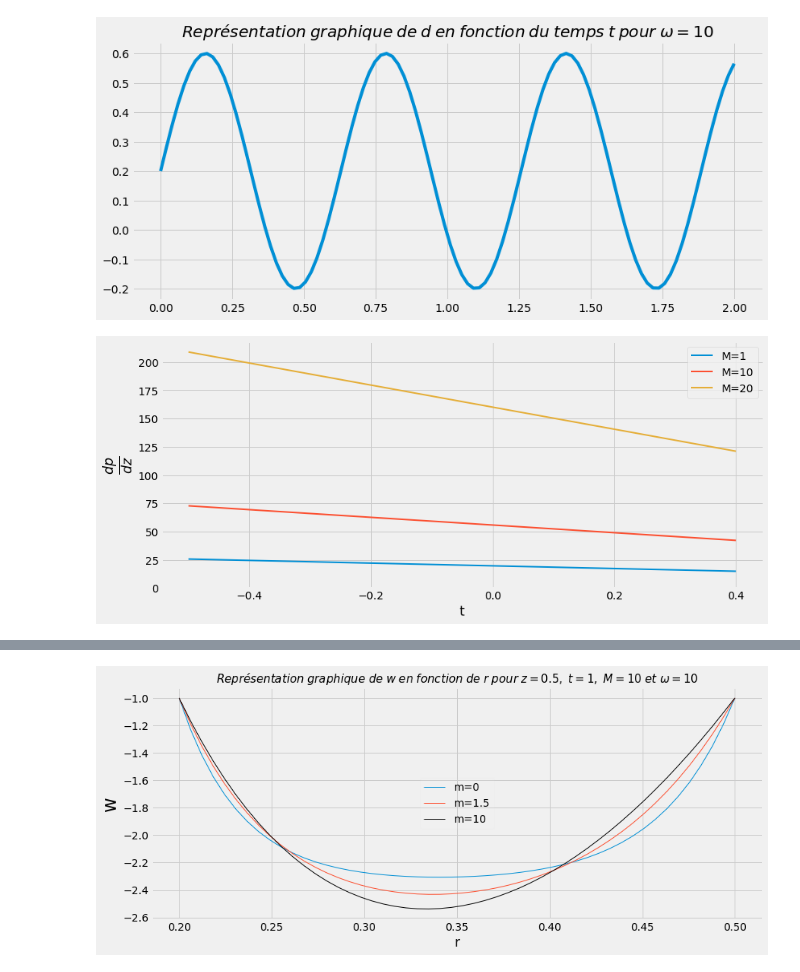
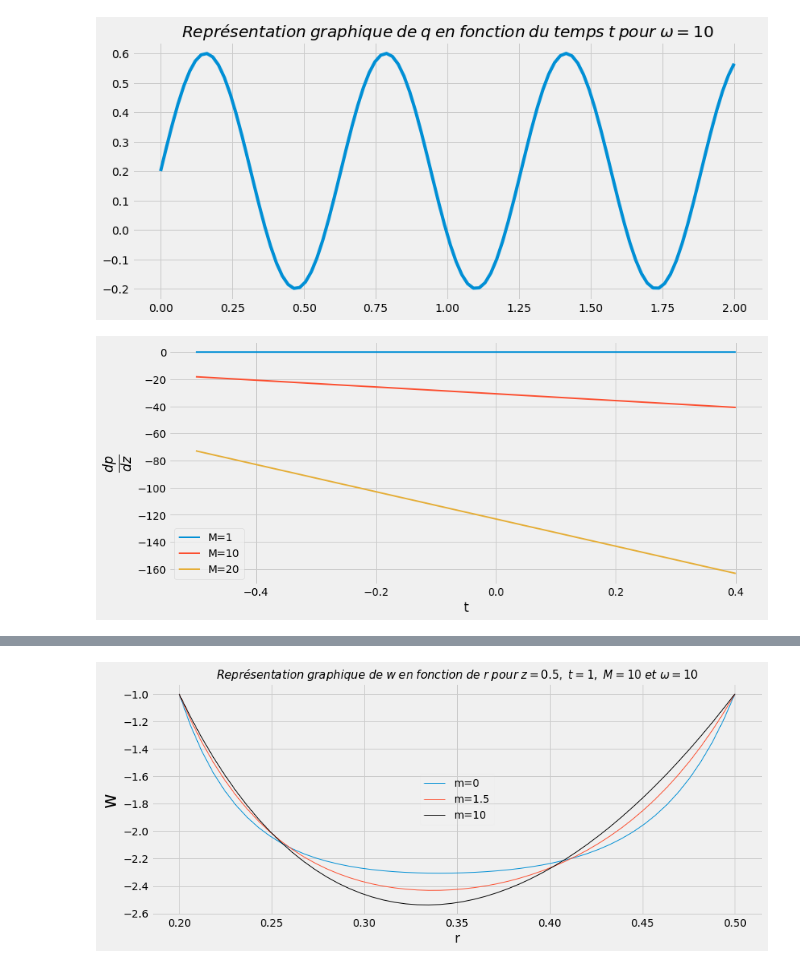
Before and after one commit to ElMehdi19/master-thesis, a Jupyter notebook: notebooks/solutions/NewtonianNoBeta.ipynb, the cells around one changed output, grey strips where cells are left out. Cells and saved outputs as stored; diff of their text form; code cells hidden in the pictures.

```diff
--- a/notebooks/solutions/NewtonianNoBeta.ipynb
+++ b/notebooks/solutions/NewtonianNoBeta.ipynb
@@ -81,13 +81,37 @@ def a6(z=0.5, phi=phi, M=M, m=m):
 # %%
 @np.vectorize
-def dpdz(z=0.5, t=1, phi=phi, M=M, m=m, omega=omega, q_v=None):
-#     return 1
-    if q_v is None:
-        q_v = q(t, omega=omega)
-    part_1 = q_v / (4 * np.math.pi)
-    part_2 = a5(z, phi=phi, M=M, m=m) / 2
-    part_3 = J(M=M, m=m) * a2(z, phi=phi, M=M, m=m) / a6(z, phi=phi, M=M, m=m)
-    return (part_1 - part_2) * part_3
+def c2(z=0.5, t=1, phi=phi, M=M, m=m, omega=omega):
+    part_1 = 2 * dpdz(z=z, t=t, phi=phi, M=M, m=m, omega=omega)
+    part_2 = a2(z, phi=phi, M=M, m=m) * J(M=M, m=m)
+    return part_1 / part_2
+
+@np.vectorize
+def c1(z=0.5, t=1, phi=phi, M=M, m=m):
+    return a1(z, phi=phi, M=M, m=m) * c2(z=z, t=t, phi=phi, M=M, m=m)
+# %%
+def dw1(z=0.5, t=1, phi=phi, M=M, m=m, omega=omega):
+    part_1 = a1(z=z, phi=phi, M=M, m=m) * I1(A(M=M, m=m) * r1)
+    part_2 = K1(A(M=M, m=m) * r1)
+    part_3 = A(M=M, m=m) * c2(z=z, t=1, phi=phi, M=M, m=m, omega=omega)
+    return (part_1 - part_2) * part_3
+
+def dw2(z=0.5, t=1, phi=phi, M=M, m=m, omega=omega):
+    part_1 = a1(z=z, phi=phi, M=M, m=m) * I1(A(M=M, m=m) * r2(z))
+    part_2 = K1(A(M=M, m=m) * r2(z))
+    part_3 = A(M=M, m=m) * c2(z=z, t=1, phi=phi, M=M, m=m, omega=omega)
+    return (part_1 - part_2) * part_3
+
+@np.vectorize
+def dpdz(z=0.5, t=1, phi=phi, M=M, m=m, omega=omega, q_v=None):
+#     return 1
+    if q_v is None:
+        q_v = q(t, omega=omega)
+
+    part_1 = J(M=M, m=m) / (2 * a5(z=z, phi=phi, M=M, m=m))
+    part_2 = a5(z=z, phi=phi, M=M, m=m) + q_v / (2 * np.math.pi)
+    part_3 = r2(z) * dw2(z=z, t=t, phi=phi, M=M, m=m, omega=omega)
+    part_4 = r1 * dw1(z=z, t=t, phi=phi, M=M, m=m, omega=omega)
+    return -(part_1 * part_2 - (part_3 + part_4) / (2 * a5(z=z, phi=phi, M=M, m=m)))
 # %%
 nz = 10
 nt2 = 100
@@ -133,7 +159,7 @@ with plt.style.context('fivethirtyeight'):
     plt.plot(ts2, q(ts2))
     fig = plt.gcf()
     fig.set_size_inches(12.5, 5.5)
-    t = fr'$Représentation{sp}graphique{sp}de{sp}d{sp}en{sp}fonction{sp}du{sp}temps{sp}t{sp}pour{sp}\omega=10$'
+    t = fr'$Représentation{sp}graphique{sp}de{sp}q{sp}en{sp}fonction{sp}du{sp}temps{sp}t{sp}pour{sp}\omega=10$'
     plt.title(t)
 # %% [output]
 [figure]
@@ -145,15 +171,15 @@ dpsq_3 = dpdz(q_v=q_v, M=20)
 # %%
 with plt.style.context('fivethirtyeight'):
     plt.plot(q_v, dpsq_1, linewidth=2, label='M=1')
     plt.plot(q_v, dpsq_2, linewidth=2, label='M=10')
     plt.plot(q_v, dpsq_3, linewidth=2, label='M=20')
     fig = plt.gcf()
     fig.set_size_inches(12.5, 5.5)
     plt.legend()
-    plt.ylim(bottom=0)
+#     plt.ylim(bottom=0)
     plt.xlabel('t')
     plt.ylabel(r'$\frac{dp}{dz}$', fontsize=25)
 # %% [output]
-[figure, old version]
+[figure, new version]
 # %%
 @np.vectorize
```
Also changed, not shown: parts of 16 cells of this notebook.
